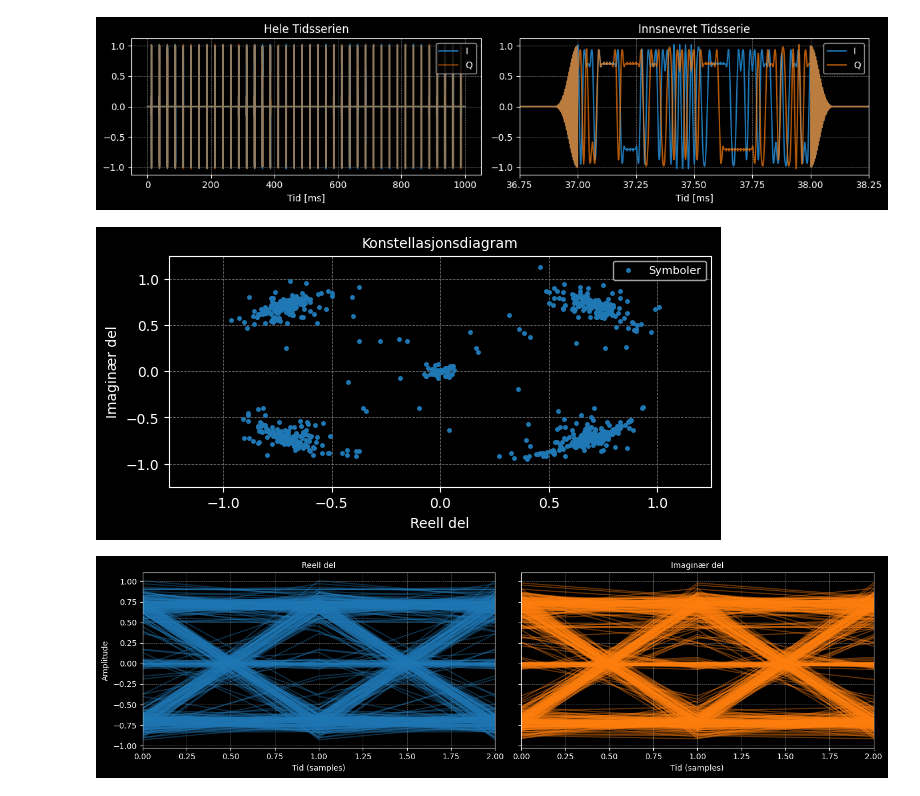
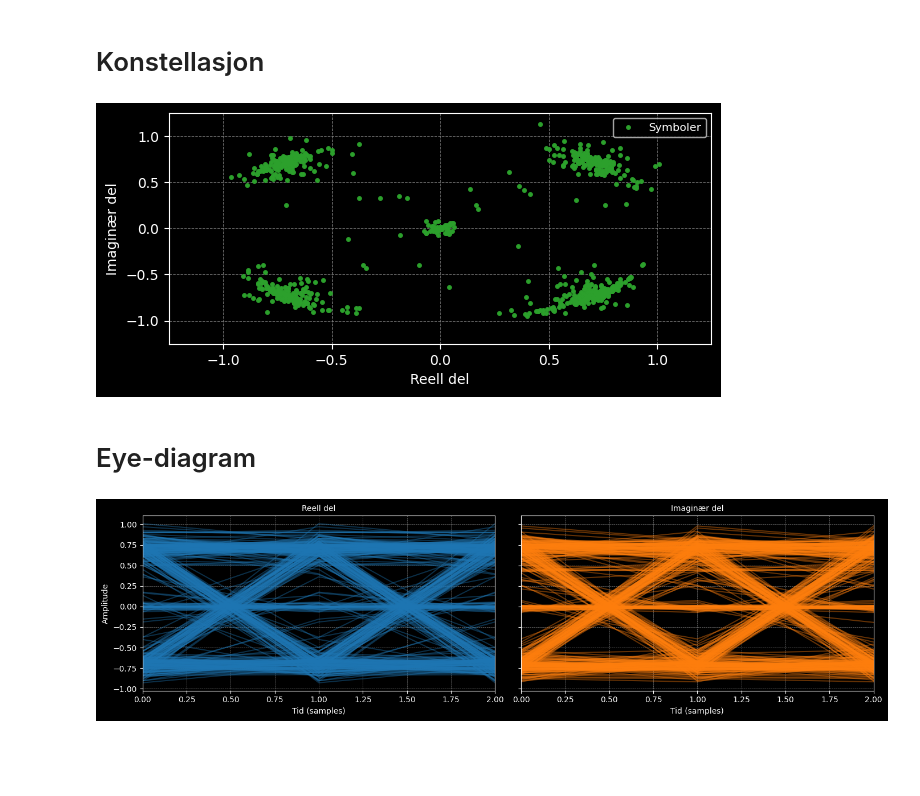
Before and after one commit to SkaugJr/TTT4145-Radiokommunikasjon, a Jupyter notebook: Prosjekt/RxData.ipynb, the cells around one changed output. Drawn from its saved outputs; the diff is of its cells as text; code cells hidden in the pictures; blank space fills up the shorter version.

```diff
--- a/Prosjekt/sim.ipynb
+++ b/Prosjekt/RxData.ipynb
@@ -1,76 +1,33 @@
-# %%
-import numpy as np
-import matplotlib.pyplot as plt
-plt.style.use('dark_background')
-
-# Filnavn og lesing av data
-filnavn = 'SimData/tidsserie.bin'
-data = np.fromfile(filnavn, dtype=np.complex64)
-
-# Definer samplingsfrekvens og tidsakse (ms)
-samp_rate = 480e3
-t = np.arange(len(data)) / samp_rate * 1000  # Tidsakse, ms
-
-# Filtrering for den innsnevrede tidsserien mellom 49 ms og 51 ms
-start_time = 36.75  # Starttidspunkt for tidsvindu
-end_time = 38.25    # Sluttidspunkt for tidsvindu
-start_idx = np.searchsorted(t, start_time)  # Indeks for starttid
-end_idx = np.searchsorted(t, end_time)      # Indeks for sluttid
-
-# Lag subplots: 3 subplots (1 stor + 2 mindre)
-fig, axs = plt.subplots(1, 2, figsize=(12, 3))  # Tre subplots, vertikal layout
-
-# Plot hele tidsserien på første subplot (stor)
-axs[0].plot(t, np.real(data), label='I', color='tab:blue')
-axs[0].plot(t, np.imag(data), label='Q', color='tab:orange', alpha=0.5)
-axs[0].set_title('Hele Tidsserien')
-axs[0].set_xlabel('Tid [ms]')
-axs[0].legend(loc='upper right')
-axs[0].grid(color='gray', linestyle='--', linewidth=0.5)
-
-# Plot innsnevret tidsserie for I (real del) på andre subplot
-axs[1].plot(t[start_idx:end_idx], np.real(data[start_idx:end_idx]), label='I', color='tab:blue')
-axs[1].plot(t[start_idx:end_idx], np.imag(data[start_idx:end_idx]), label='Q', color='tab:orange', alpha=0.7)
-axs[1].set_title('Innsnevret Tidsserie')
-axs[1].set_xlabel('Tid [ms]')
-axs[1].legend(loc='upper right')
-axs[1].set_xlim(start_time, end_time)  # Sett x-aksen til tidsvinduet
-axs[1].set_xticks(np.arange(start_time, end_time+0.001, 0.25))  # Sett x-aksen til 0.5 ms intervaller
-axs[1].grid(color='gray', linestyle='--', linewidth=0.5)
-
-# Juster layout for bedre visning
-plt.savefig('Figurer/tx_tidsserie.pdf',format="pdf", bbox_inches='tight')
-plt.tight_layout()
-plt.show()
-# %% [output]
-[figure, removed]
+# %% [markdown]
+# Konstellasjon
 # %%
 import numpy as np
 import matplotlib.pyplot as plt
 plt.style.use('dark_background')
 
 # Last inn kompleks data og plott eye diagram og konstellasjon
 file_path = 'SimData/RxSynced.bin'
 data = np.fromfile(file_path, dtype=np.complex64)
 
 samp_rate = 480e3
 samples_per_symbol = 1
 
 plt.figure(figsize=(7, 3)) # axs[0] = konstellasjonsdiagram, axs[1] = 3d probability density plot
-plt.plot(np.real(data), np.imag(data), 'o', markersize=2.5, color='tab:blue')
-plt.title('Konstellasjonsdiagram', fontsize=10)
+plt.plot(np.real(data), np.imag(data), 'o', markersize=2.5, color='tab:green')
 plt.xlabel('Reell del')
 plt.ylabel('Imaginær del')
 plt.grid(color='gray', linestyle='--', linewidth=0.5)
 plt.xlim(-1.25, 1.25)
 plt.ylim(-1.25, 1.25)
 plt.xticks(np.arange(-1, 1.5, 0.5))
 plt.yticks(np.arange(-1, 1.5, 0.5))
 plt.legend(['Symboler'], loc='upper right', fontsize=8)
-plt.savefig('Figurer/konstellasjonsdiagram.pdf', bbox_inches='tight')
+plt.savefig('Figurer/Rx_konst.pdf', bbox_inches='tight')
 plt.show()
 # %% [output]
-[figure, old version]
+[figure, new version]
+# %% [markdown]
+# Eye-diagram
 # %%
 import numpy as np
 import matplotlib.pyplot as plt
```
Also changed, not shown: parts of 1 cell of this notebook, 15 other files.
